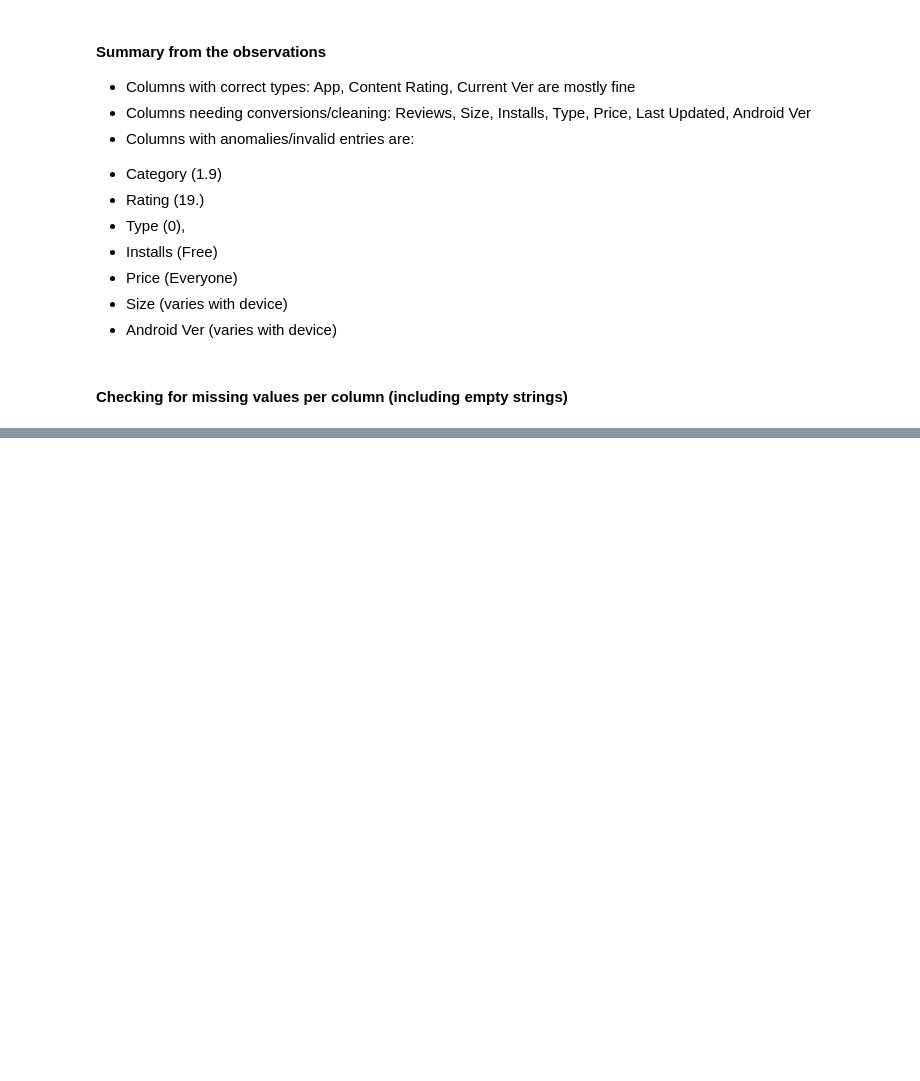
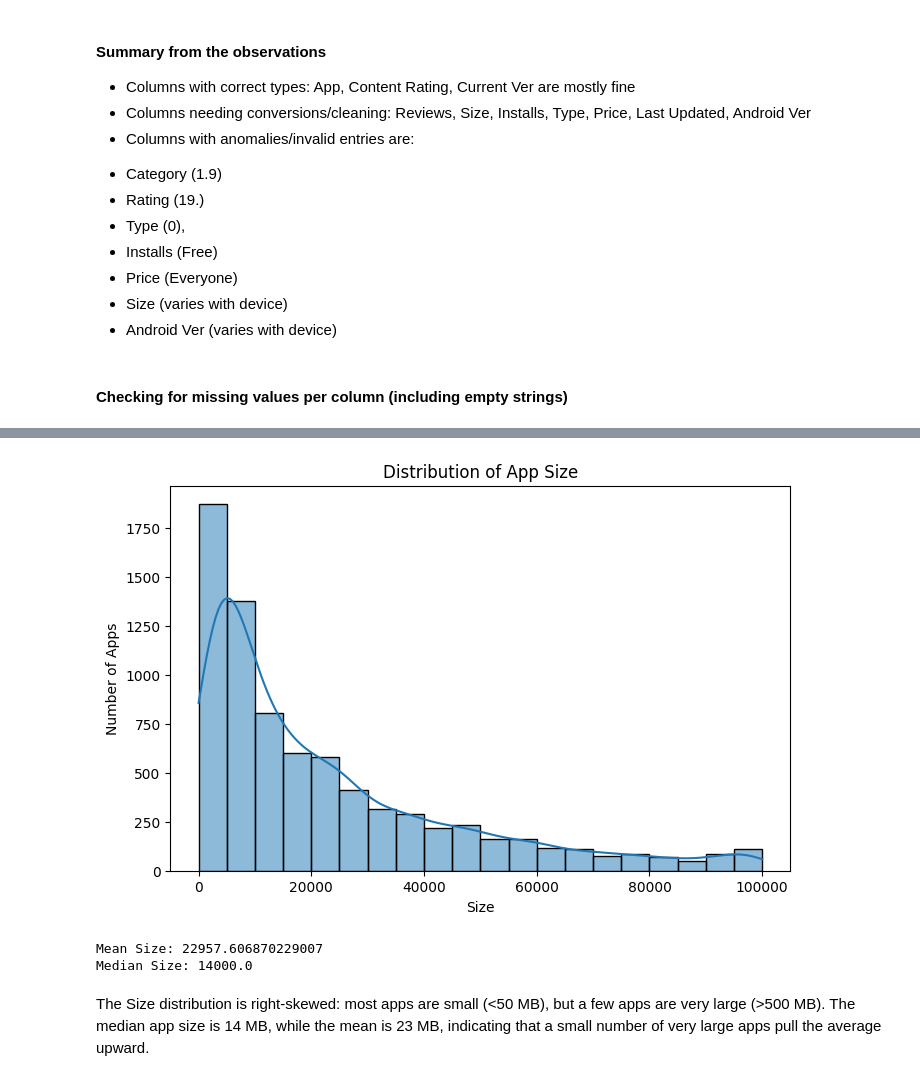
Before and after one commit to TejasMJ/Google-Play-Store-App-EDA-, a Jupyter notebook: Google_PlayStore_Apps_DEA.ipynb, the cells around one changed output, grey strips where cells are left out. Saved outputs shown, nothing was run; the diff lists cells and outputs as text; code cells hidden in the pictures; blank space fills up the shorter version.

```diff
--- a/Google_PlayStore_Apps_DEA.ipynb
+++ b/Google_PlayStore_Apps_DEA.ipynb
@@ -171,0 +246,3 @@ Genres                  Genres               0        0.000000
+# %%
+# Converting data type from object to
+df['Reviews'] = df['Reviews'].astype('Int64')
@@ -171,0 +254,38 @@ Genres                  Genres               0        0.000000
+# %%
+# Step 1: Replace 'Varies with device' with NaN
+df['Size'] = df['Size'].replace('Varies with device', np.nan)
+
+# Step 2: Remove trailing 'M' or 'k' and convert to numeric in KB format
+def size_to_numeric(size):
+    if pd.isna(size):
+        return np.nan
+    size = size.strip()
+    if size[-1] == 'M':  # Megabytes
+        return float(size[:-1]) * 1_000  # Convert M to KB (optional, or keep as MB)
+    elif size[-1] == 'k':  # Kilobytes
+        return float(size[:-1])
+    else:
+        return float(size)  # Already numeric
+
+df['Size'] = df['Size'].apply(size_to_numeric)
+# %%
+plt.figure(figsize=(8,5))
+sns.histplot(df['Size'], bins=20, kde=True)
+plt.title('Distribution of App Size')
+plt.xlabel('Size')
+plt.ylabel('Number of Apps')
+plt.show()
+# %% [output]
+[figure, added]
+# %%
+# Calculate mean and median
+mean_rating = df['Size'].mean()
+median_rating = df['Size'].median()
+
+print(f"Mean Size: {mean_rating}")
+print(f"Median Size: {median_rating}")
+# %% [output]
+Mean Size: 22957.606870229007
+Median Size: 14000.0
+# %% [markdown]
+The Size distribution is right-skewed: most apps are small (<50 MB), but a few apps are very large (>500 MB). The median app size is 14 MB, while the mean is 23 MB, indicating that a small number of very large apps pull the average upward.
```
Also changed, not shown: parts of 35 cells of this notebook, 1 other file.
